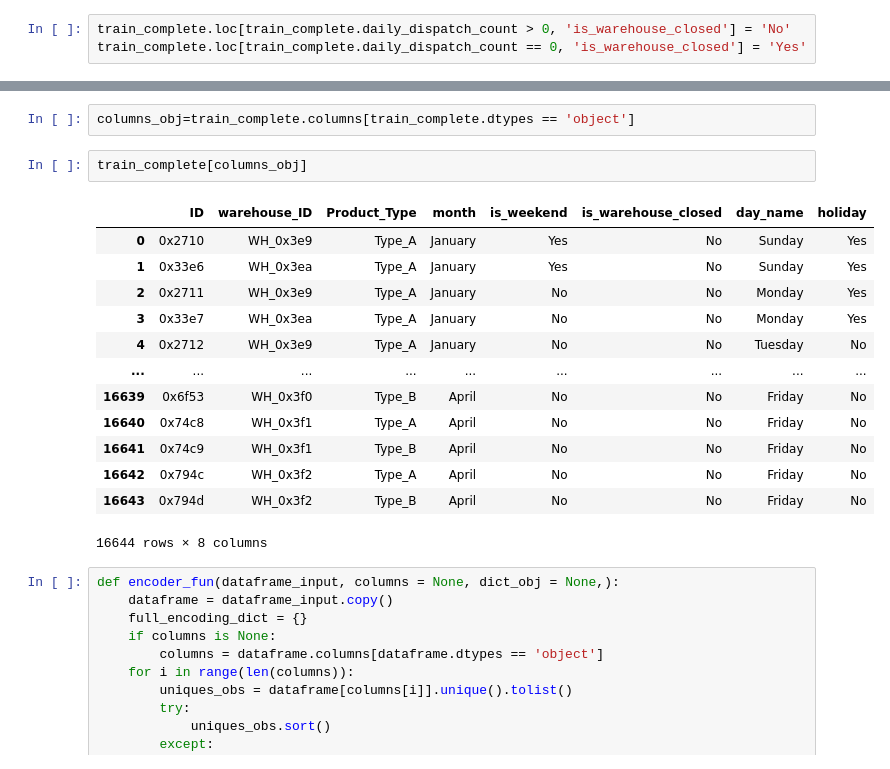
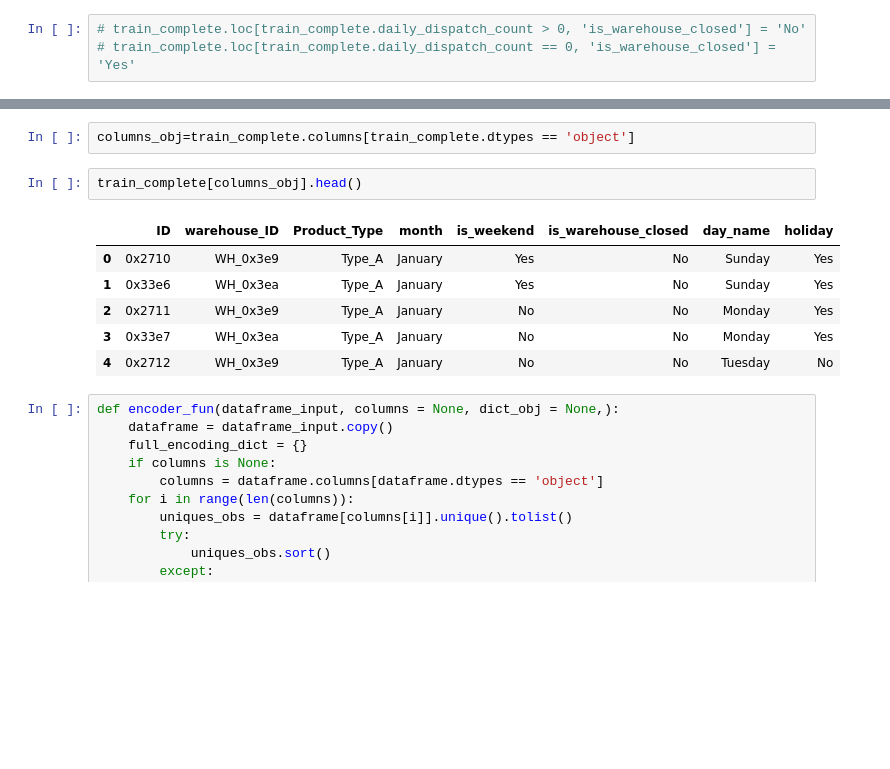
Before and after one commit to piyumaha12/Tredence-Data-Scientist-Hackathon, a Jupyter notebook: demand_forecasting.ipynb, the cells around one changed output, grey strips where cells are left out. Drawn from its saved outputs; the diff is of its cells as text; blank space fills up the shorter version.

```diff
--- a/demand_forecasting.ipynb
+++ b/demand_forecasting.ipynb
@@ -571,4 +598,4 @@ train_complete
 # %%
-train_complete.loc[train_complete.daily_dispatch_count > 0, 'is_warehouse_closed'] = 'No'
-train_complete.loc[train_complete.daily_dispatch_count == 0, 'is_warehouse_closed'] = 'Yes'
+# train_complete.loc[train_complete.daily_dispatch_count > 0, 'is_warehouse_closed'] = 'No'
+# train_complete.loc[train_complete.daily_dispatch_count == 0, 'is_warehouse_closed'] = 'Yes'
 # %%
@@ -580,21 +627,14 @@ train_complete[(train_complete.is_weekend=='Yes') & (train_complete.date > '2020
 # %%
 columns_obj=train_complete.columns[train_complete.dtypes == 'object']
 # %%
-train_complete[columns_obj]
+train_complete[columns_obj].head()
 # %% [output]
 |  | ID | warehouse_ID | Product_Type | month | is_weekend | is_warehouse_closed | day_name | holiday |
 | 0 | 0x2710 | WH_0x3e9 | Type_A | January | Yes | No | Sunday | Yes |
 | 1 | 0x33e6 | WH_0x3ea | Type_A | January | Yes | No | Sunday | Yes |
 | 2 | 0x2711 | WH_0x3e9 | Type_A | January | No | No | Monday | Yes |
 | 3 | 0x33e7 | WH_0x3ea | Type_A | January | No | No | Monday | Yes |
 | 4 | 0x2712 | WH_0x3e9 | Type_A | January | No | No | Tuesday | No |
-| ... | ... | ... | ... | ... | ... | ... | ... | ... |
-| 16639 | 0x6f53 | WH_0x3f0 | Type_B | April | No | No | Friday | No |
-| 16640 | 0x74c8 | WH_0x3f1 | Type_A | April | No | No | Friday | No |
-| 16641 | 0x74c9 | WH_0x3f1 | Type_B | April | No | No | Friday | No |
-| 16642 | 0x794c | WH_0x3f2 | Type_A | April | No | No | Friday | No |
-| 16643 | 0x794d | WH_0x3f2 | Type_B | April | No | No | Friday | No |
-16644 rows × 8 columns
 # %%
 def encoder_fun(dataframe_input, columns = None, dict_obj = None,):
     dataframe = dataframe_input.copy()
```
Also changed, not shown: parts of 20 cells of this notebook.
